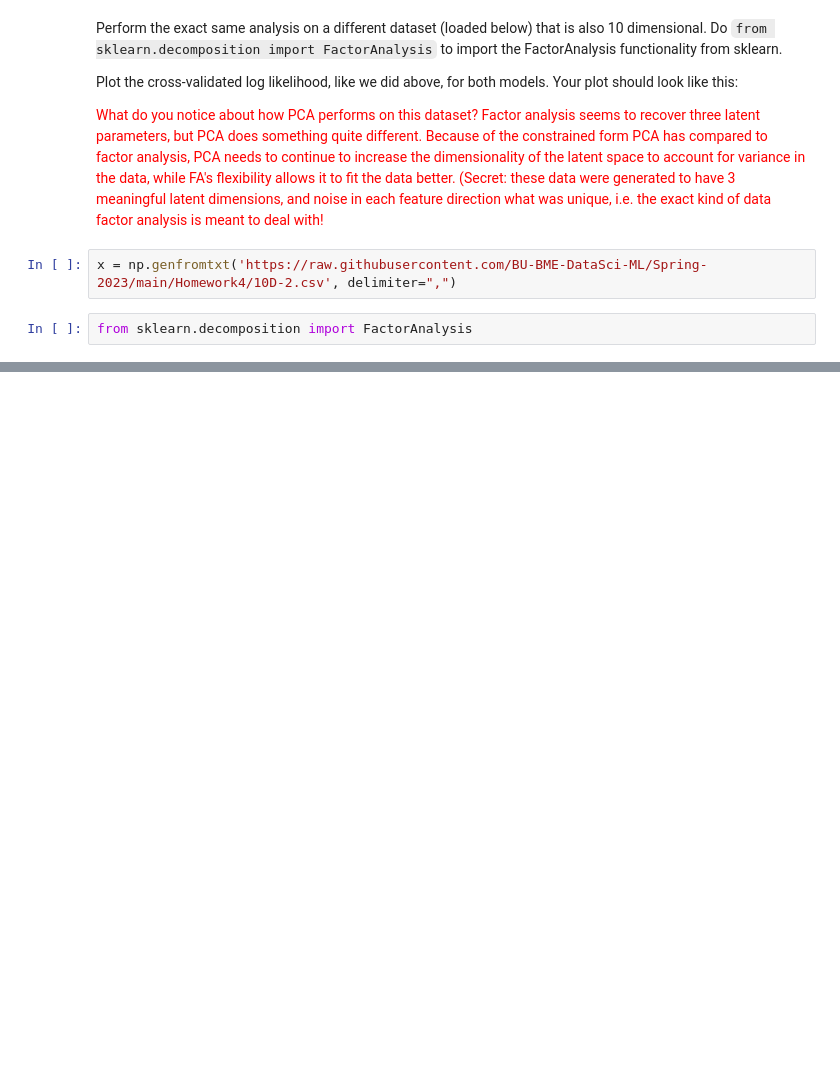
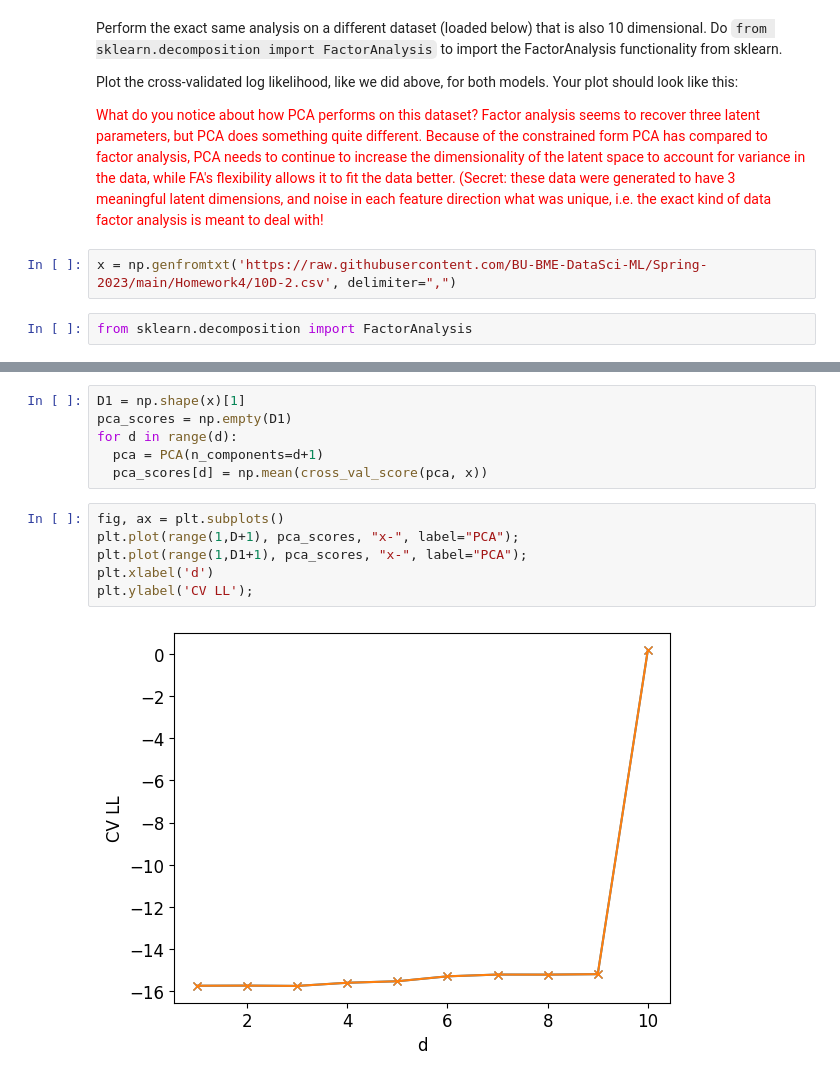
Before and after one commit to Urvi-M/BE559, a Jupyter notebook: Homework4_part3_V2.ipynb, the cells around one changed output, grey strips where cells are left out. Drawn from its saved outputs; the diff is of its cells as text; blank space fills up the shorter version.

```diff
--- a/Homework4_part3_V2.ipynb
+++ b/Homework4_part3_V2.ipynb
@@ -616,0 +670,14 @@ from sklearn.decomposition import FactorAnalysis
+# %%
+D1 = np.shape(x)[1]
+pca_scores = np.empty(D1)
+for d in range(d):
+  pca = PCA(n_components=d+1)
+  pca_scores[d] = np.mean(cross_val_score(pca, x))
+# %%
+fig, ax = plt.subplots()
+plt.plot(range(1,D+1), pca_scores, "x-", label="PCA");
+plt.plot(range(1,D1+1), pca_scores, "x-", label="PCA");
+plt.xlabel('d')
+plt.ylabel('CV LL');
+# %% [output]
+[figure, added]
```
Also changed, not shown: parts of 3 cells of this notebook.
